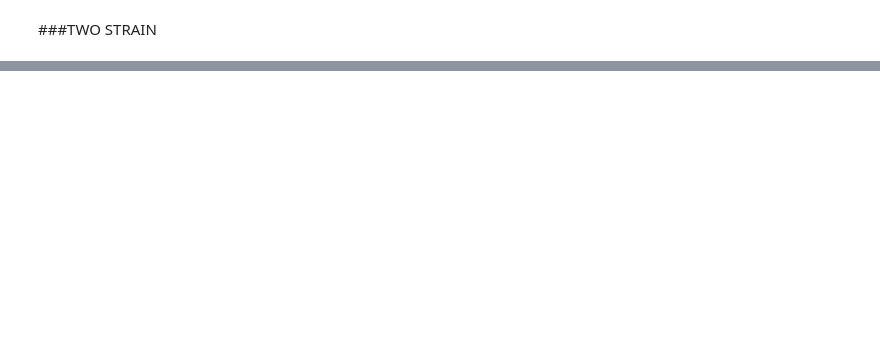
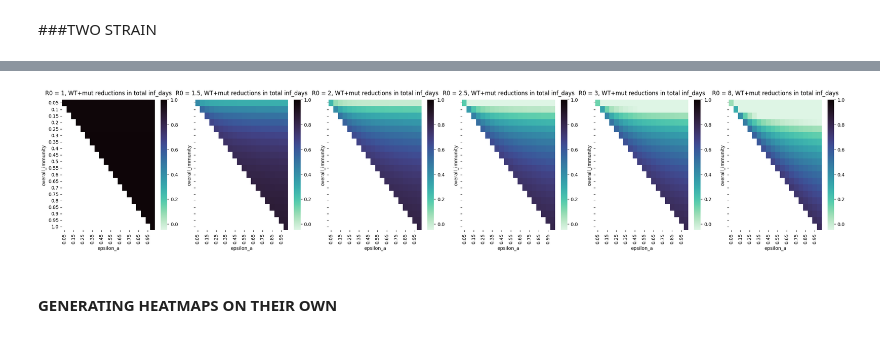
Before and after one commit to condusinew/jolted-UGs-1, a Jupyter notebook: SIR_mode_natimm.ipynb, the cells around one changed output, grey strips where cells are left out. Saved outputs shown, nothing was run; the diff lists cells and outputs as text; code cells hidden in the pictures; blank space fills up the shorter version.

```diff
--- a/SIR_mode_natimm.ipynb
+++ b/SIR_mode_natimm.ipynb
@@ -1561,10 +1524,23 @@ no_imm_totaldays_M =  find_finalCIm(solution)*(1/gammam)
 no_imm_totaldays_ALL = no_imm_totaldays_W+no_imm_totaldays_M
 
 for Rnaught in Rnaughts:
+  solution = solve_ivp(SIR_model_rv,
+                        [0,t],
+                        y0,
+                        args=(mu, betaw, gammaw, betam, gammam, 0, 0),
+                        dense_output=True,
+                        t_eval=np.linspace(0, t, t + 1),)
+
+  no_imm_totaldays_W = find_finalCIw(solution)*(1/gammaw)
+  no_imm_totaldays_M =  find_finalCIm(solution)*(1/gammam)
+  no_imm_totaldays_ALL = no_imm_totaldays_W+no_imm_totaldays_M
   for eps_A in epsilona_vals:
     for overall_imm in immunity_vals:
       eps_L = (overall_imm.round(3))/(eps_A.round(3))
 
+      #not all epsilons are valid
+      if eps_L > 1:
+        continue
       solution = solve_ivp(SIR_model_rv,
                         [0,t],
                         y0,
@@ -1597 +1616,15 @@ for Rnaught in Rnaughts:
+# %%
+fig, axes = plt.subplots(1, len(Rnaughts), figsize=(4*len(Rnaughts), 5), sharex=True, sharey=True)
+
+for i, r0 in enumerate(Rnaughts):
+    ax = axes[i]
+    sns.heatmap(heatmaps_W[i], cmap="mako_r", vmin=-0.05, vmax=1, ax=ax)
+    ax.set_title(f"R0 = {r0}, WT+mut reductions in total inf_days", fontsize=12, pad=10)
+
+plt.tight_layout()
+plt.show()
+# %% [output]
+[figure, added]
+# %% [markdown]
+#### GENERATING HEATMAPS ON THEIR OWN
 # %%
```
Also changed, not shown: parts of 18 cells of this notebook.
